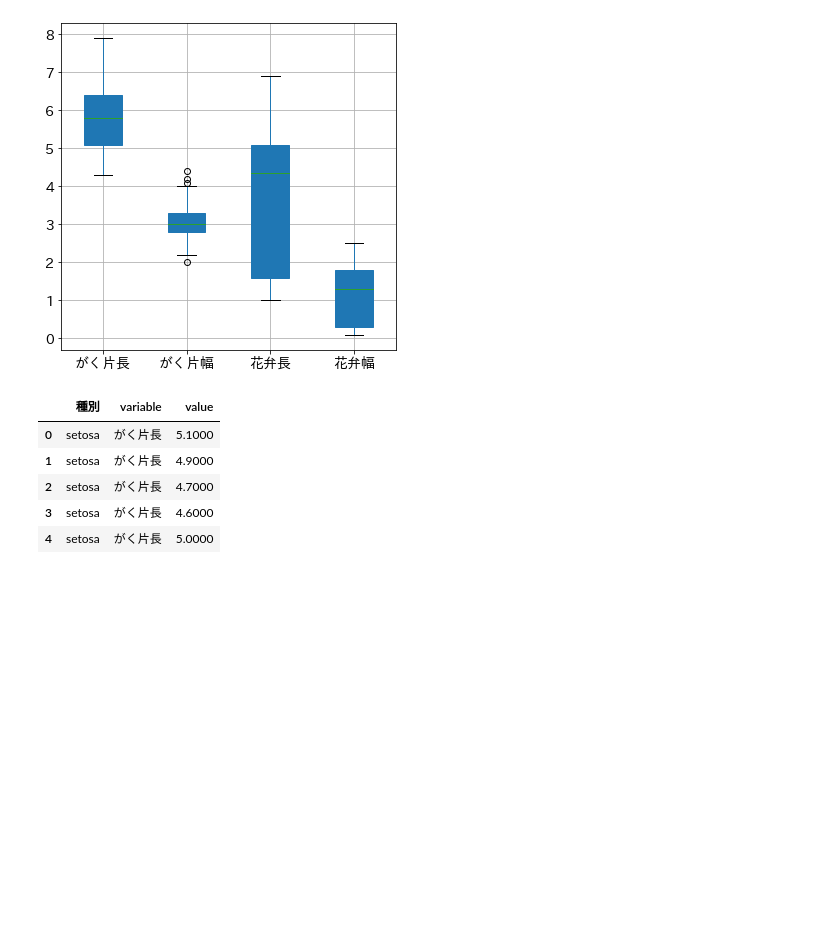
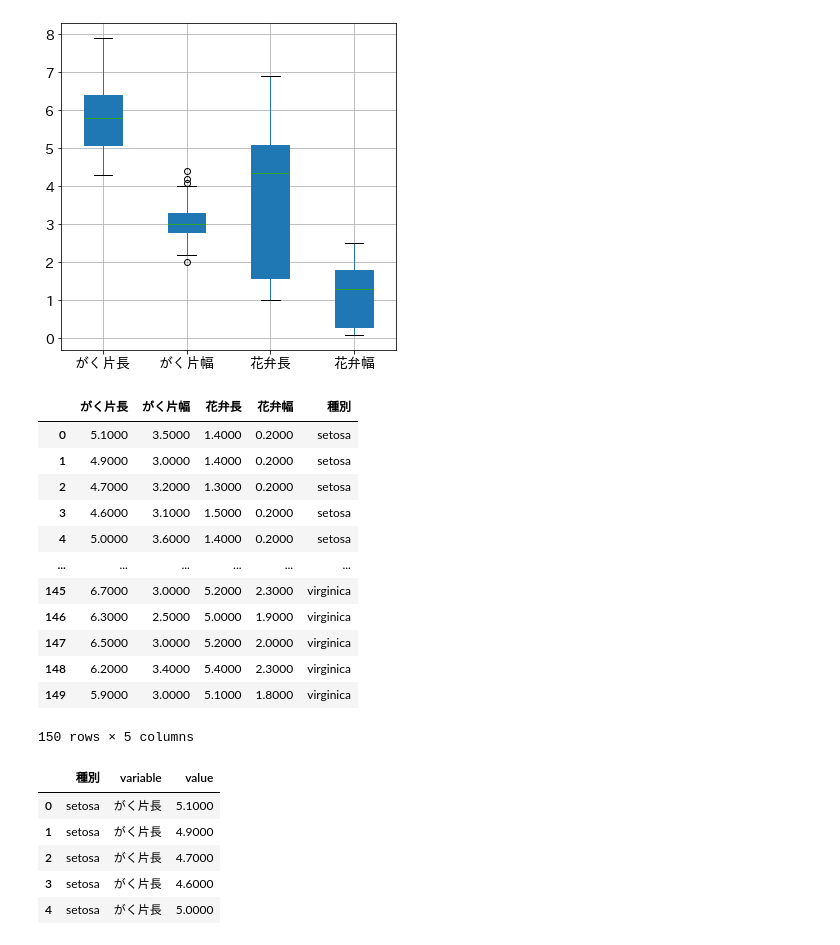
Before and after one commit to idsts2670/ml-for-business, a Jupyter notebook: notebooks/ML_ad_modling_4.ipynb, the cells around one changed output. Saved outputs shown, nothing was run; the diff lists cells and outputs as text; code cells hidden in the pictures; blank space fills up the shorter version.

```diff
--- a/notebooks/ML_ad_modling_4.ipynb
+++ b/notebooks/ML_ad_modling_4.ipynb
@@ -251,6 +251,22 @@ df_iris.boxplot(patch_artist = True)
 plt.show()
 # %% [output]
 [figure]
+# %%
+df_iris
+# %% [output]
+|  | がく片長 | がく片幅 | 花弁長 | 花弁幅 | 種別 |
+| 0 | 5.1000 | 3.5000 | 1.4000 | 0.2000 | setosa |
+| 1 | 4.9000 | 3.0000 | 1.4000 | 0.2000 | setosa |
+| 2 | 4.7000 | 3.2000 | 1.3000 | 0.2000 | setosa |
+| 3 | 4.6000 | 3.1000 | 1.5000 | 0.2000 | setosa |
+| 4 | 5.0000 | 3.6000 | 1.4000 | 0.2000 | setosa |
+| ... | ... | ... | ... | ... | ... |
+| 145 | 6.7000 | 3.0000 | 5.2000 | 2.3000 | virginica |
+| 146 | 6.3000 | 2.5000 | 5.0000 | 1.9000 | virginica |
+| 147 | 6.5000 | 3.0000 | 5.2000 | 2.0000 | virginica |
+| 148 | 6.2000 | 3.4000 | 5.4000 | 2.3000 | virginica |
+| 149 | 5.9000 | 3.0000 | 5.1000 | 1.8000 | virginica |
+150 rows × 5 columns
 # %%
 # boxplot by seaborn
 ## data processing by `melt` function
```
Also changed, not shown: parts of 8 cells of this notebook.
